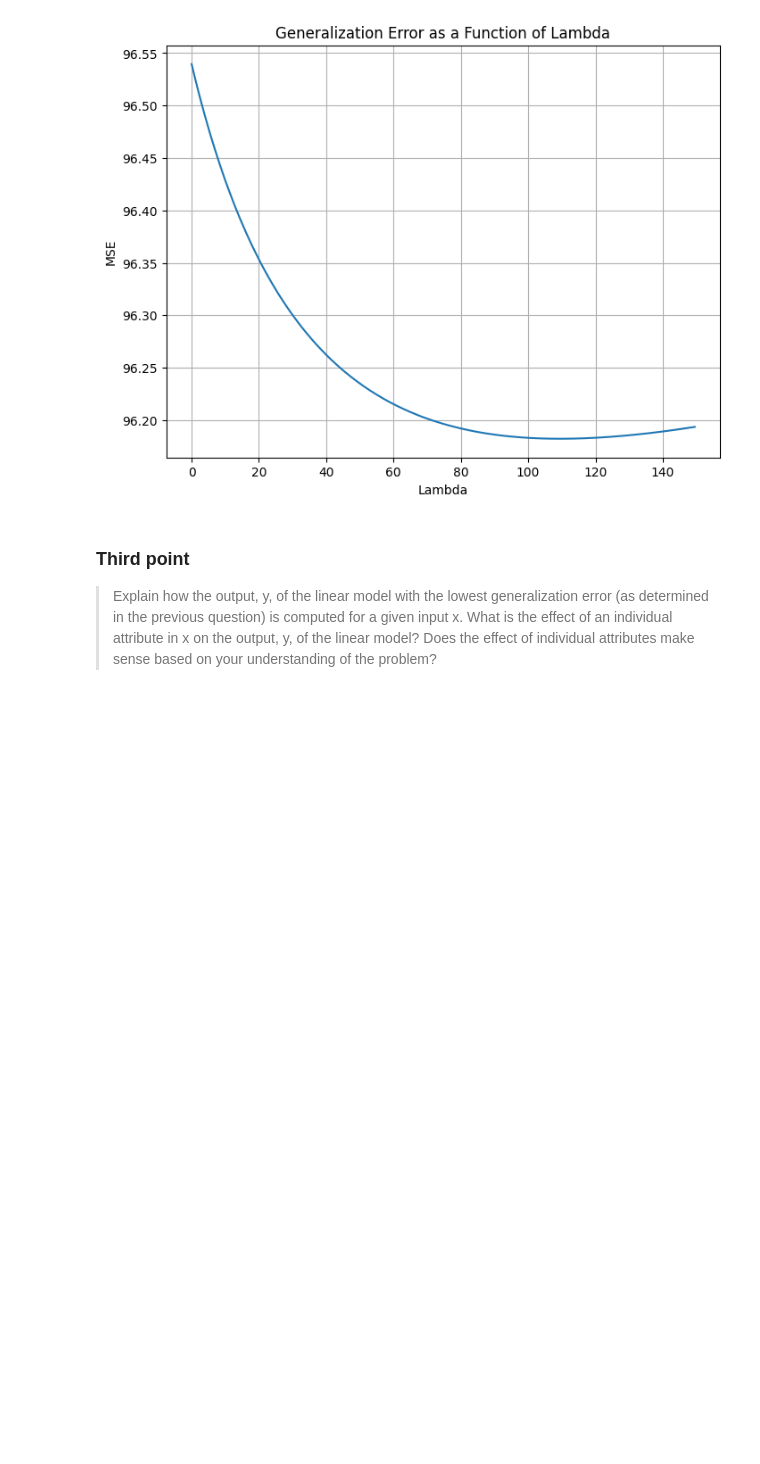
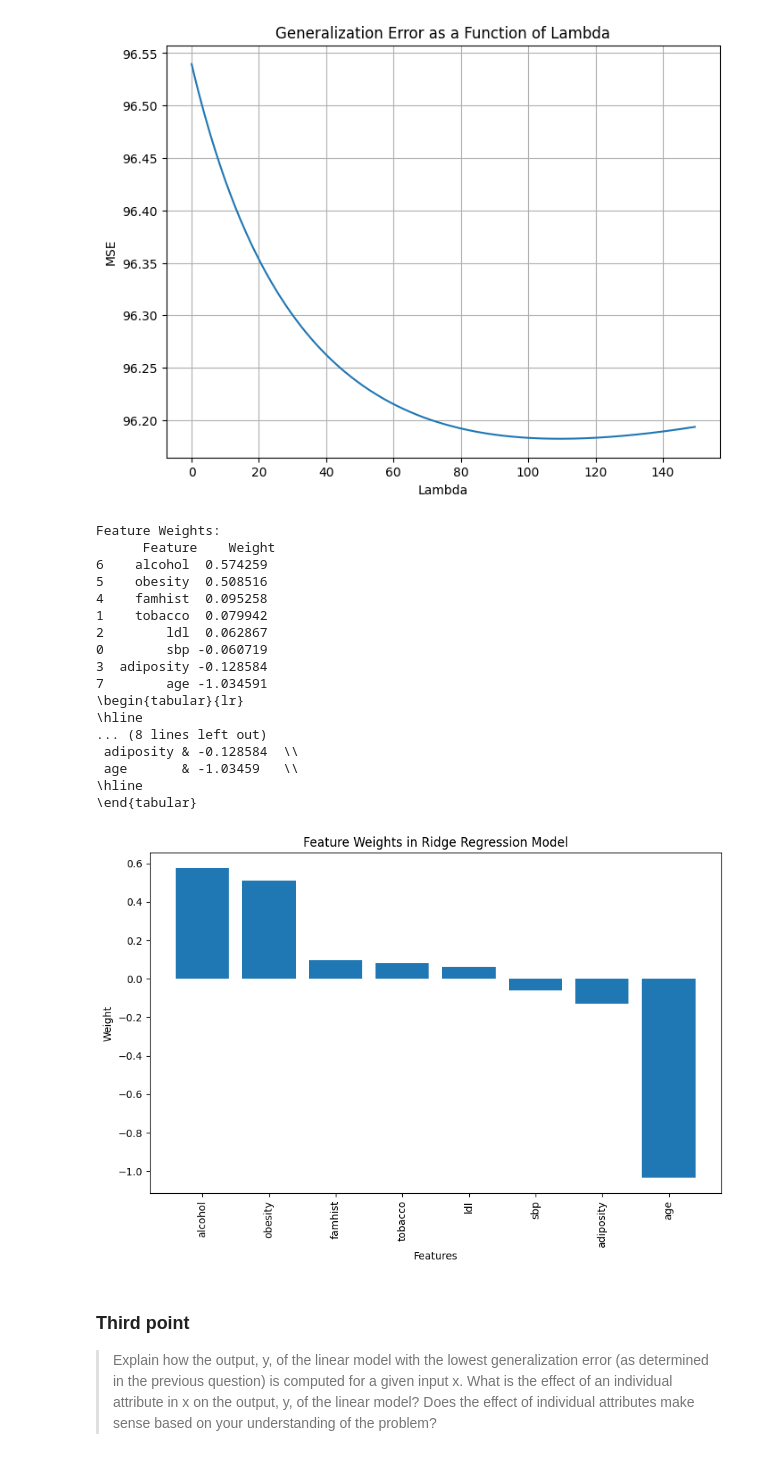
Before and after one commit to s243933/Introduction-to-ML-and-Data-Mining, a Jupyter notebook: Regression.ipynb, the cells around one changed output. Saved outputs shown, nothing was run; the diff lists cells and outputs as text; code cells hidden in the pictures; blank space fills up the shorter version.

Commit message:
regression

```diff
--- a/Regression.ipynb
+++ b/Regression.ipynb
@@ -120,3 +124,44 @@ plt.show()
+# %%
+# Extract feature weights after training the model with the optimal lambda
+feature_weights = model.coef_
+
+# Get the feature names (column names from the dataset)
+feature_names = data.drop(data.columns[[5, 9]], axis=1).columns
+
+# Create a DataFrame to view feature weights with their names for easier interpretation
+weights_df = pd.DataFrame({'Feature': feature_names, 'Weight': feature_weights})
+weights_df = weights_df.sort_values(by='Weight', ascending=False)
+
+print("Feature Weights:\n", weights_df)
+print(tabulate(weights_df, headers="keys" ,tablefmt='latex_raw', showindex=False))
+
+# Optional: Plot the weights for a visual representation
+plt.figure(figsize=(10, 6))
+plt.bar(weights_df['Feature'], weights_df['Weight'])
+plt.xticks(rotation=90)
+plt.xlabel('Features')
+plt.ylabel('Weight')
+plt.title('Feature Weights in Ridge Regression Model')
+plt.show()
+# %% [output]
+Feature Weights:
+      Feature    Weight
+6    alcohol  0.574259
+5    obesity  0.508516
+4    famhist  0.095258
+1    tobacco  0.079942
+2        ldl  0.062867
+0        sbp -0.060719
+3  adiposity -0.128584
+7        age -1.034591
+\begin{tabular}{lr}
+\hline
+... (8 lines left out)
+ adiposity & -0.128584  \\
+ age       & -1.03459   \\
+\hline
+\end{tabular}
+[figure, added]
 # %% [markdown]
 ### Third point
 > Explain how the output, y, of the linear model with the lowest generalization
```
Also changed, not shown: parts of 7 cells of this notebook.
